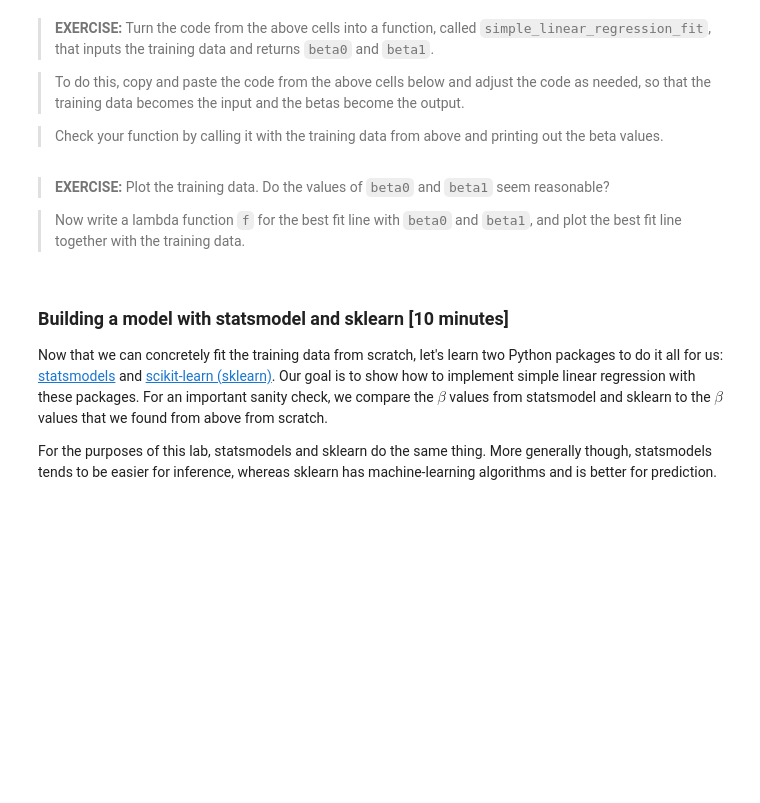
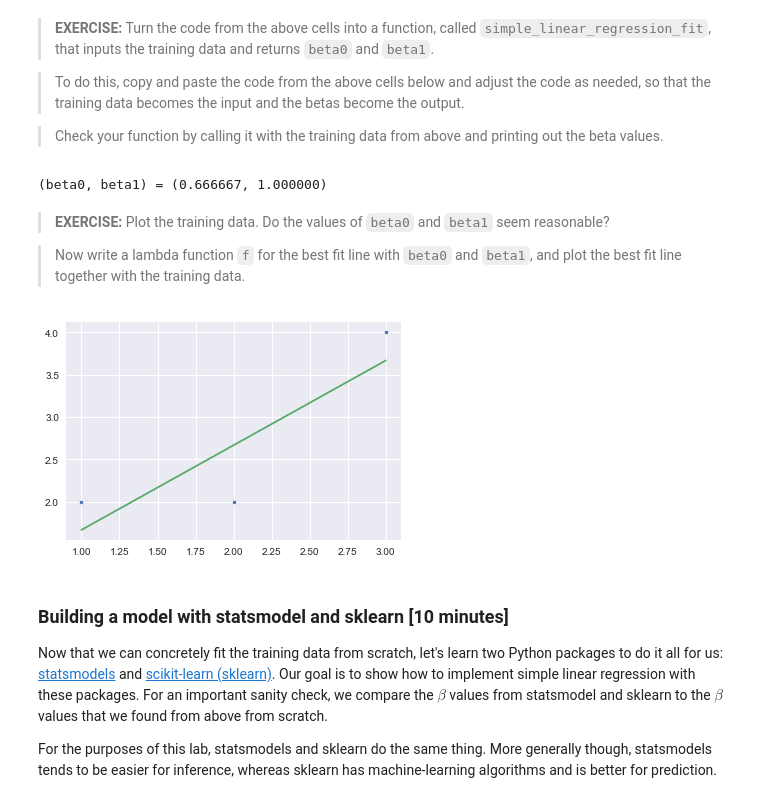
Before and after one commit to xuwd11/ac209a, a Jupyter notebook: Labs/Lab3_LinearRegression/Lab3_LinearRegression_Final.ipynb, the cells around one changed output. Drawn from its saved outputs; the diff is of its cells as text; code cells hidden in the pictures; blank space fills up the shorter version.

```diff
--- a/Labs/Lab3_LinearRegression/Lab3_LinearRegression_Final.ipynb
+++ b/Labs/Lab3_LinearRegression/Lab3_LinearRegression_Final.ipynb
@@ -151,11 +163,35 @@ print(beta0, beta1)
 > To do this, copy and paste the code from the above cells below and adjust the code as needed, so that the training data becomes the input and the betas become the output.
 
 > Check your function by calling it with the training data from above and printing out the beta values.
-# %%
-#your code here
-def simple_linear_regression_fit(x_train, y_train):
-
-    return
+# %%
+#your code here
+def simple_linear_regression_fit(x_train, y_train):
+    #reshape inputs
+    x_train = x_train.reshape(len(x_train),1)
+    y_train = y_train.reshape(len(y_train),1)
+
+    #build matrix X by concatenating predictors and a column of ones
+    n = x_train.shape[0]
+    ones_col = np.ones((n, 1))
+    X = np.concatenate((ones_col, x_train), axis=1)
+
+    #matrix X^T X
+    LHS = np.dot(np.transpose(X), X)
+
+    #matrix X^T Y
+    RHS = np.dot(np.transpose(X), y_train)
+
+    #solution beta to normal equations, since LHS is invertible by toy construction
+    betas = np.dot(np.linalg.inv(LHS), RHS)
+
+    return betas
+
+beta0 = simple_linear_regression_fit(x_train, y_train)[0]
+beta1 = simple_linear_regression_fit(x_train, y_train)[1]
+
+print("(beta0, beta1) = (%f, %f)" %(beta0, beta1))
+# %% [output]
+(beta0, beta1) = (0.666667, 1.000000)
 # %% [markdown]
 > **EXERCISE:** Plot the training data.  Do the values of `beta0` and `beta1` seem reasonable?
 
@@ -165,3 +199,10 @@ def simple_linear_regression_fit(x_train, y_train):
+# %%
+#your code here
+f = lambda x: beta0+x*beta1
+plt.plot(x_train, y_train, '.');
+plt.plot(x_train, f(x_train));
+# %% [output]
+[figure, added]
 # %% [markdown]
 ### Building a model with statsmodel and sklearn [10 minutes]
 
```
Also changed, not shown: parts of 16 cells of this notebook, 2 other files.
